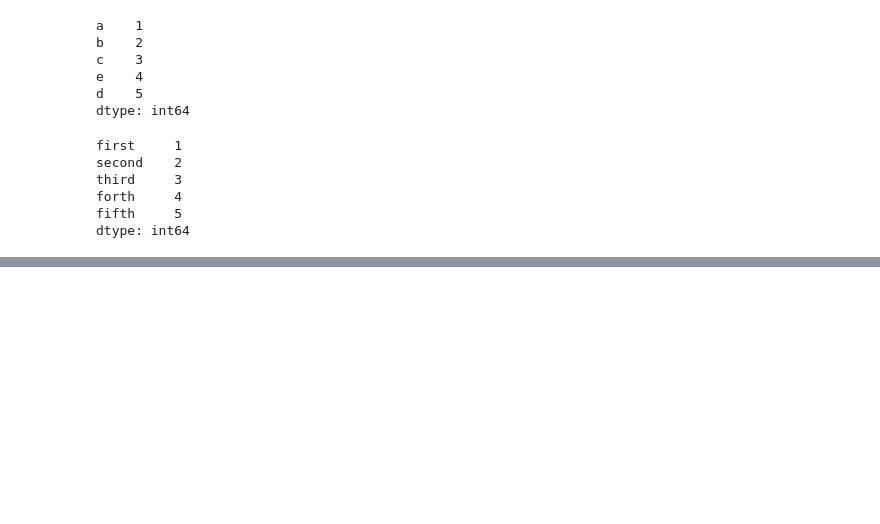
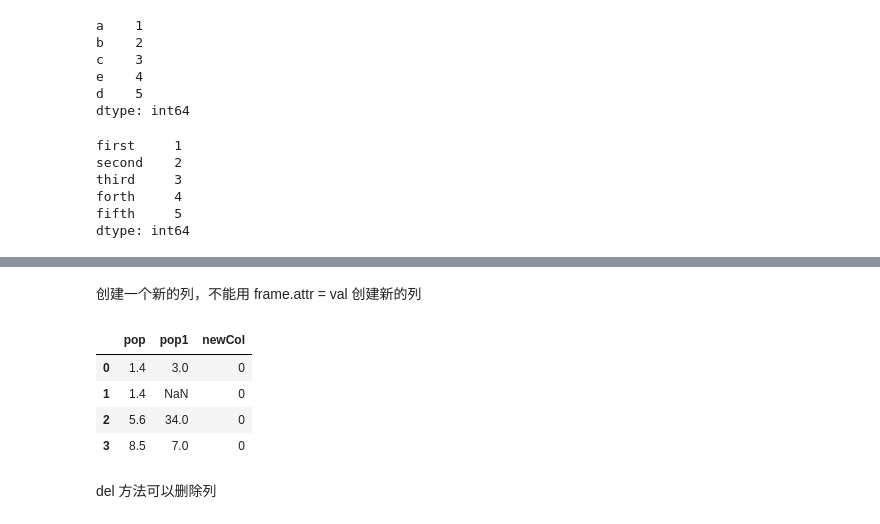
Before and after one commit to coderyjc/MyNotes, a Jupyter notebook: _Typora/Python/DataScience/jupyter/LearnDataScience.ipynb, the cells around one changed output, grey strips where cells are left out. Saved outputs shown, nothing was run; the diff lists cells and outputs as text; code cells hidden in the pictures; blank space fills up the shorter version.

```diff
--- a/_Typora/Python/DataScience/jupyter/LearnDataScience.ipynb
+++ b/_Typora/Python/DataScience/jupyter/LearnDataScience.ipynb
@@ -725,0 +772,3 @@ dtype: int64
+# %%
+frame2 = pd.DataFrame(data, columns=['pop', 'pop1'])
+frame2
@@ -725,0 +802,3 @@ dtype: int64
+# %%
+frame2['pop1'] = 5
+frame2`
@@ -725,0 +815,4 @@ dtype: int64
+# %%
+val = pd.Series([3, 34, 7], index=[0, 2, 3])
+frame2['pop1'] = val
+frame2
@@ -725,0 +825,13 @@ dtype: int64
+# %% [markdown]
+创建一个新的列，不能用 frame.attr = val 创建新的列
+# %%
+frame2['newCol'] = 0
+frame2
+# %% [output]
+|  | pop | pop1 | newCol |
+| 0 | 1.4 | 3.0 | 0 |
+| 1 | 1.4 | NaN | 0 |
+| 2 | 5.6 | 34.0 | 0 |
+| 3 | 8.5 | 7.0 | 0 |
+# %% [markdown]
+del 方法可以删除列
```
Also changed, not shown: parts of 29 cells of this notebook, 5 other files.
